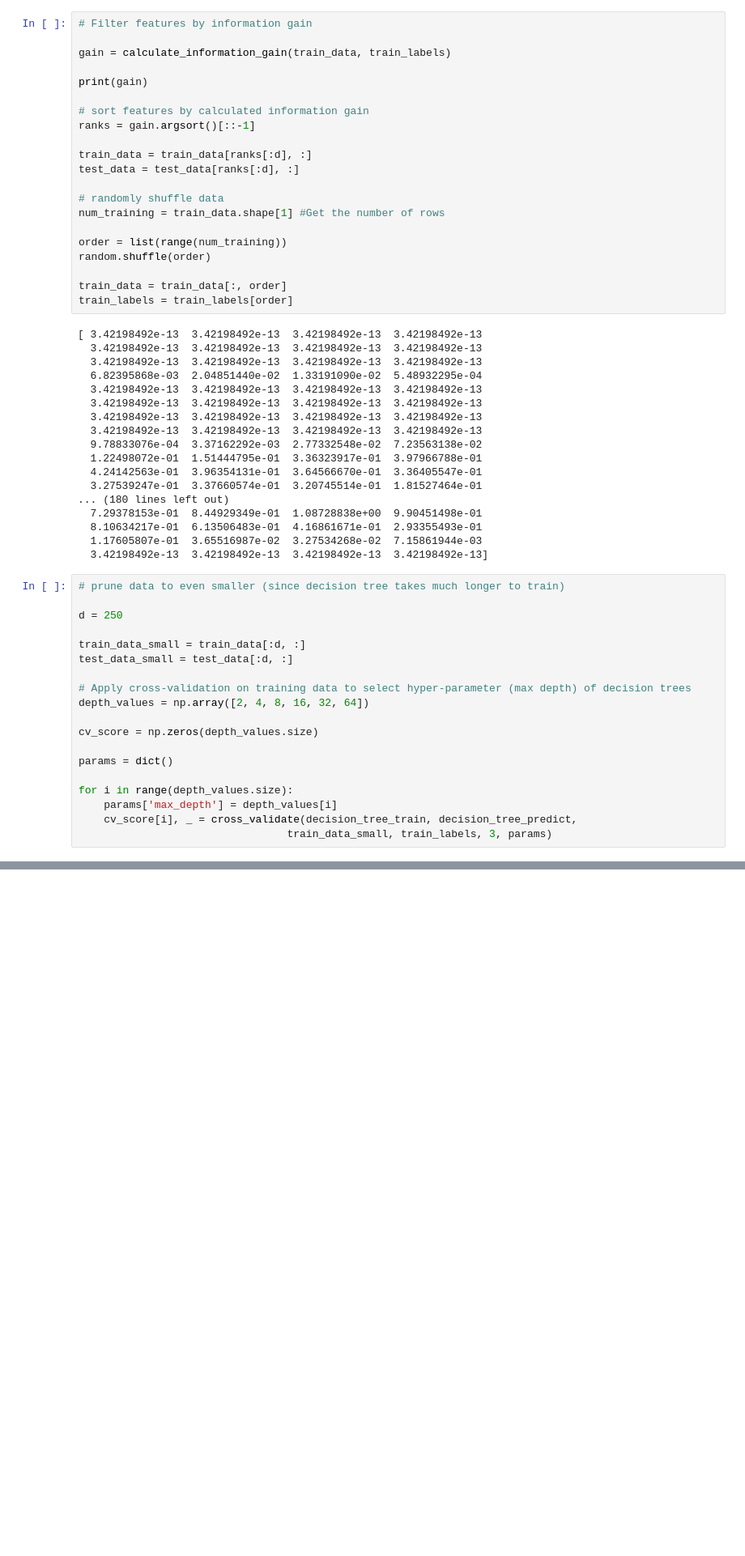
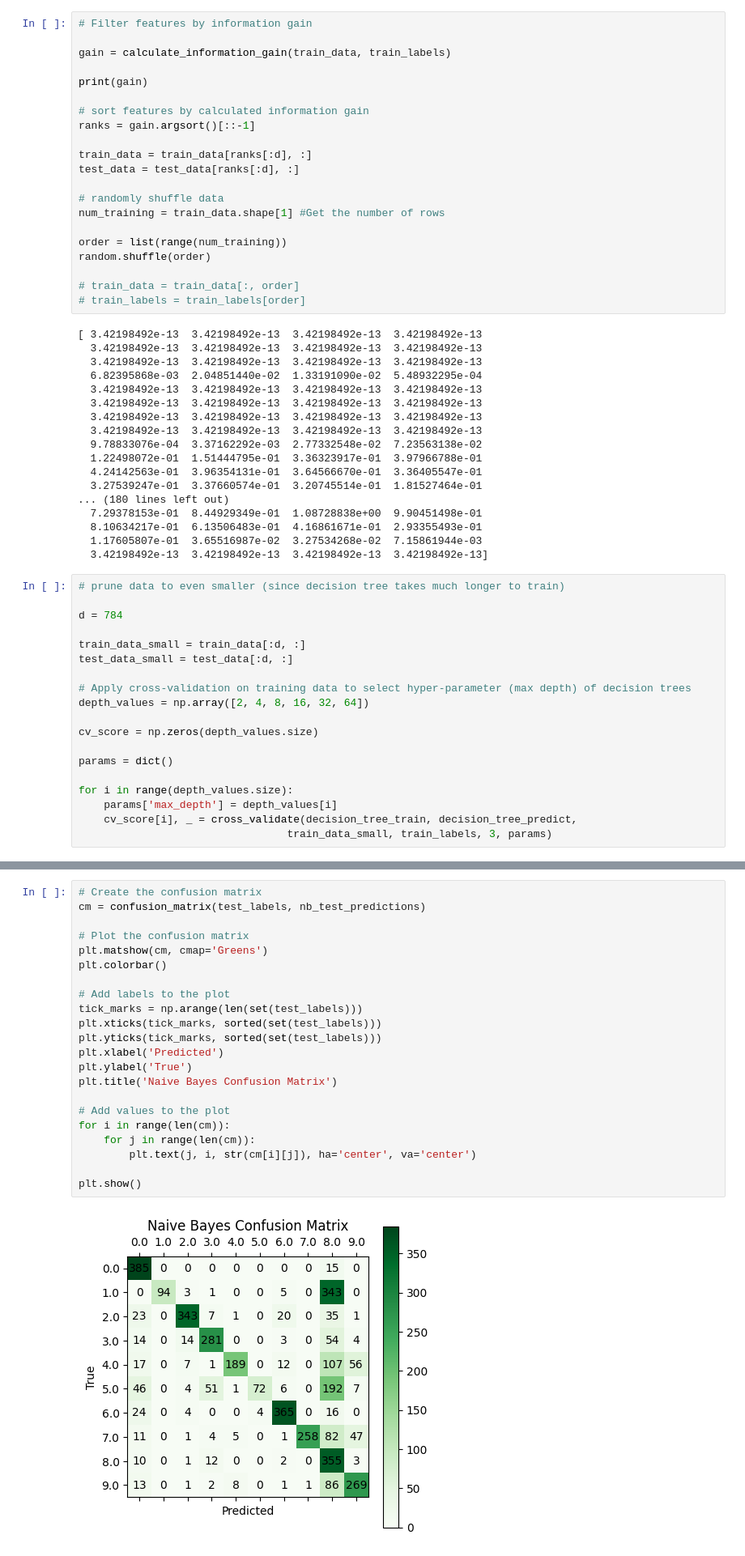
Before and after one commit to guri2900/MachineLearning_digitrecog, a Jupyter notebook: main.ipynb, the cells around one changed output, grey strips where cells are left out. Shown at 81% size. Drawn from its saved outputs; the diff is of its cells as text; blank space fills up the shorter version.

```diff
--- a/main.ipynb
+++ b/main.ipynb
@@ -45,8 +55,8 @@ num_training = train_data.shape[1] #Get the number of rows
 order = list(range(num_training))
 random.shuffle(order)
 
-train_data = train_data[:, order]
-train_labels = train_labels[order]
+# train_data = train_data[:, order]
+# train_labels = train_labels[order]
 # %% [output]
 [ 3.42198492e-13  3.42198492e-13  3.42198492e-13  3.42198492e-13
   3.42198492e-13  3.42198492e-13  3.42198492e-13  3.42198492e-13
@@ -68,7 +78,7 @@ train_labels = train_labels[order]
 # %%
 # prune data to even smaller (since decision tree takes much longer to train)
 
-d = 250
+d = 784
 
 train_data_small = train_data[:d, :]
 test_data_small = test_data[:d, :]
@@ -111,6 +122,30 @@ print("Naive Bayes testing accuracy: %f" % nb_test_accuracy)
 # %% [output]
 Naive Bayes training accuracy: 0.649763
 Naive Bayes testing accuracy: 0.652750
+# %%
+# Create the confusion matrix
+cm = confusion_matrix(test_labels, nb_test_predictions)
+
+# Plot the confusion matrix
+plt.matshow(cm, cmap='Greens')
+plt.colorbar()
+
+# Add labels to the plot
+tick_marks = np.arange(len(set(test_labels)))
+plt.xticks(tick_marks, sorted(set(test_labels)))
+plt.yticks(tick_marks, sorted(set(test_labels)))
+plt.xlabel('Predicted')
+plt.ylabel('True')
+plt.title('Naive Bayes Confusion Matrix')
+
+# Add values to the plot
+for i in range(len(cm)):
+    for j in range(len(cm)):
+        plt.text(j, i, str(cm[i][j]), ha='center', va='center')
+
+plt.show()
+# %% [output]
+[figure, added]
 # %%
 # Train on full training data with best depth
 
```
Also changed, not shown: parts of 9 cells of this notebook.
